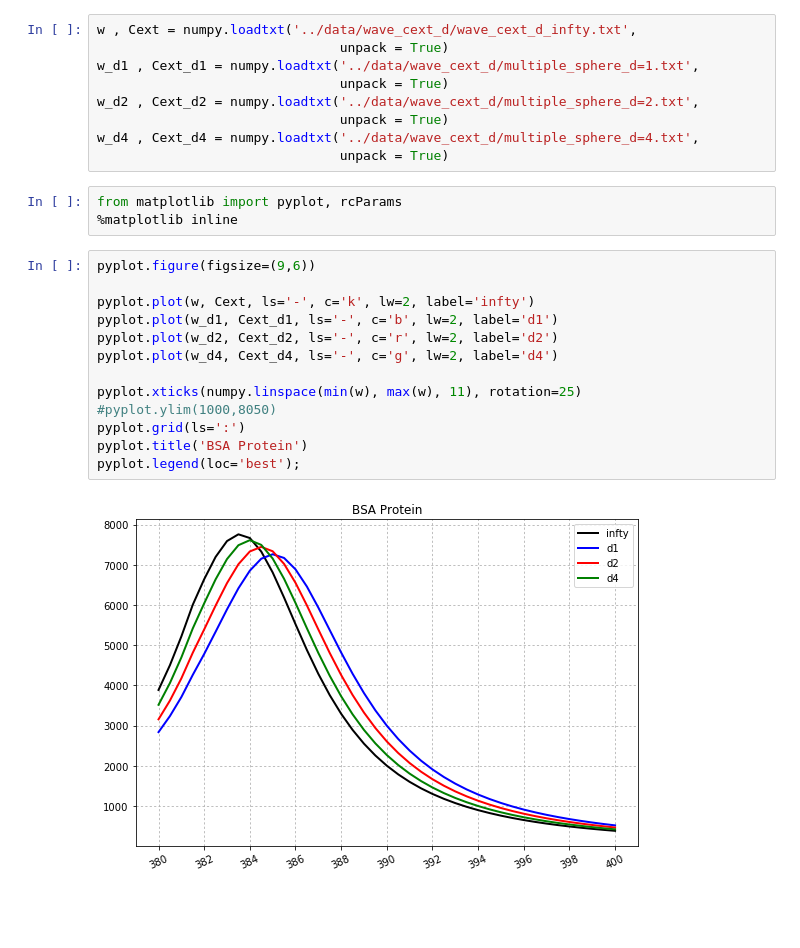
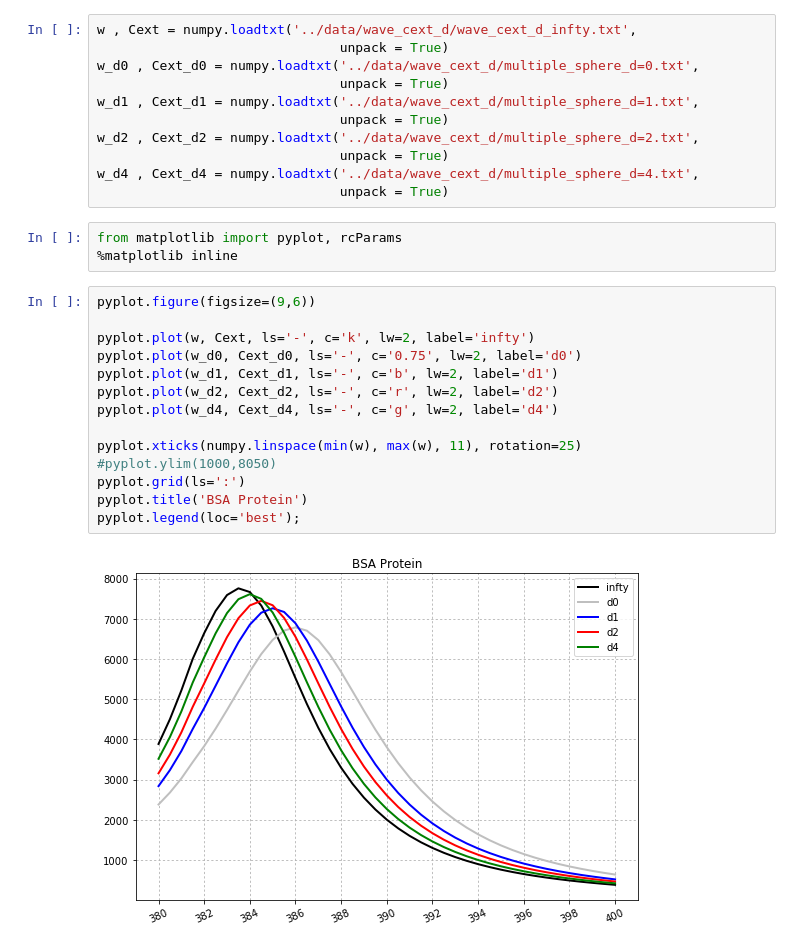
Before and after one commit to barbagroup/pygbe_lspr, a Jupyter notebook: analysis_notebooks/Cext_wave_distance.ipynb, the cells around one changed output. Saved outputs shown, nothing was run; the diff lists cells and outputs as text; blank space fills up the shorter version.

```diff
--- a/analysis_notebooks/Cext_wave_distance.ipynb
+++ b/analysis_notebooks/Cext_wave_distance.ipynb
@@ -2,6 +2,8 @@
 import numpy
 # %%
 w , Cext = numpy.loadtxt('../data/wave_cext_d/wave_cext_d_infty.txt',
+                               unpack = True)
+w_d0 , Cext_d0 = numpy.loadtxt('../data/wave_cext_d/multiple_sphere_d=0.txt',
                                unpack = True)
 w_d1 , Cext_d1 = numpy.loadtxt('../data/wave_cext_d/multiple_sphere_d=1.txt',
                                unpack = True)
@@ -15,15 +17,16 @@ from matplotlib import pyplot, rcParams
 # %%
 pyplot.figure(figsize=(9,6))
 
 pyplot.plot(w, Cext, ls='-', c='k', lw=2, label='infty')
+pyplot.plot(w_d0, Cext_d0, ls='-', c='0.75', lw=2, label='d0')
 pyplot.plot(w_d1, Cext_d1, ls='-', c='b', lw=2, label='d1')
 pyplot.plot(w_d2, Cext_d2, ls='-', c='r', lw=2, label='d2')
 pyplot.plot(w_d4, Cext_d4, ls='-', c='g', lw=2, label='d4')
 
 pyplot.xticks(numpy.linspace(min(w), max(w), 11), rotation=25)
 #pyplot.ylim(1000,8050)
 pyplot.grid(ls=':')
 pyplot.title('BSA Protein')
 pyplot.legend(loc='best');
 # %% [output]
-[figure, old version]
+[figure, new version]
```
